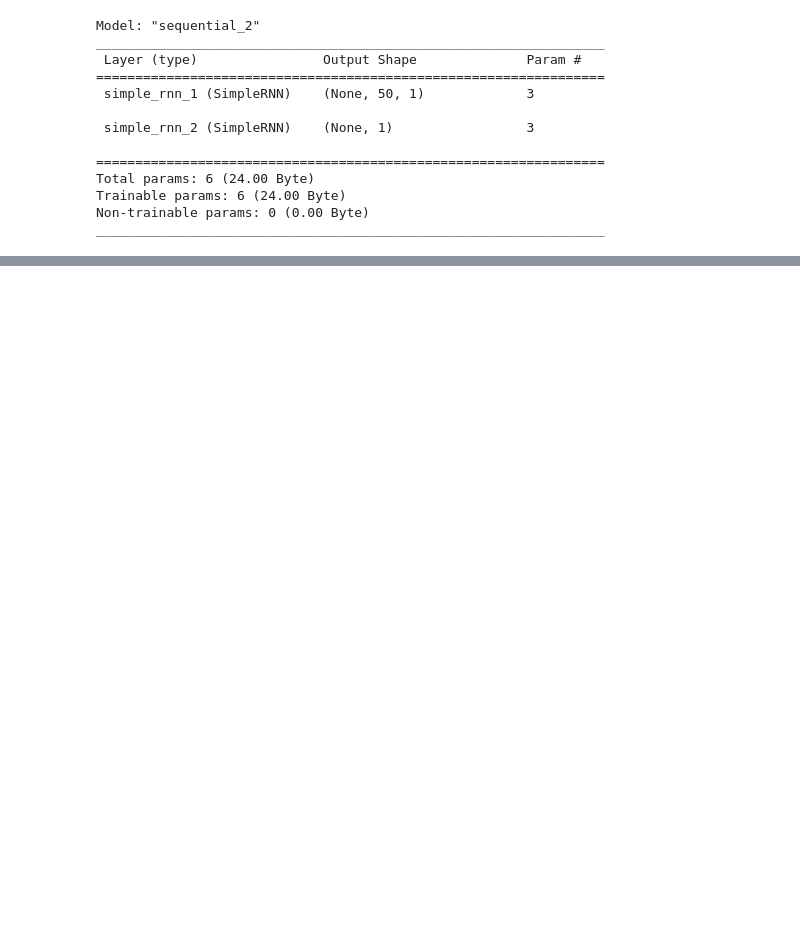
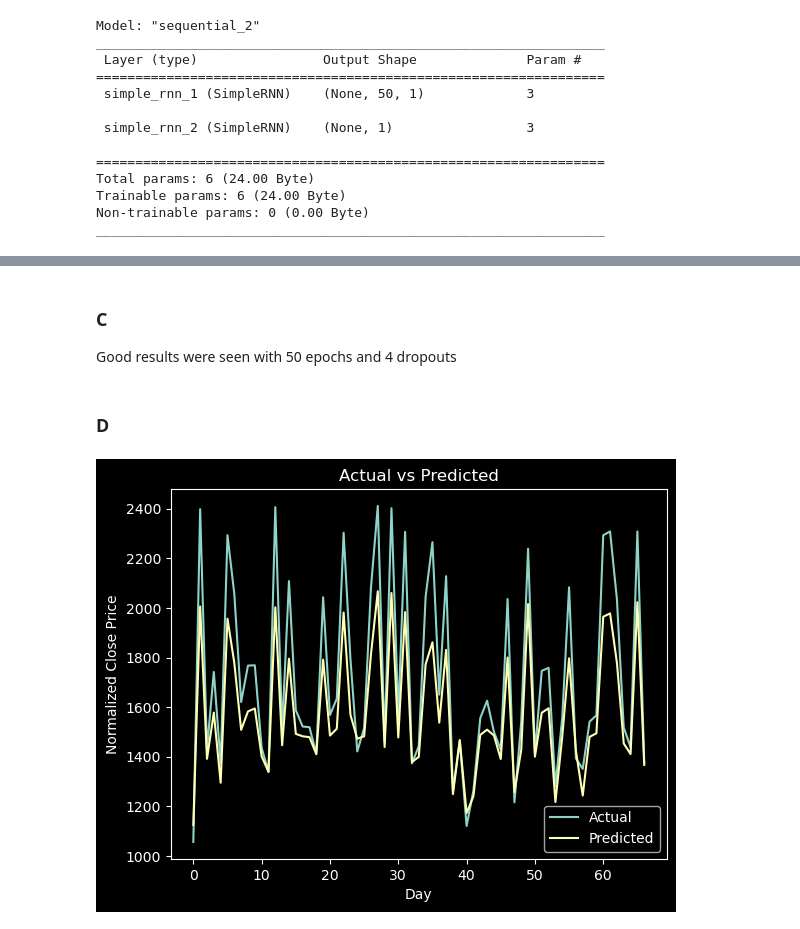
Before and after one commit to dhzdhd/DSE, a Jupyter notebook: Year 3/Semester 5/DL lab/Week 5/W5.ipynb, the cells around one changed output, grey strips where cells are left out. Saved outputs shown, nothing was run; the diff lists cells and outputs as text; code cells hidden in the pictures; blank space fills up the shorter version.

```diff
--- a/Year 3/Semester 5/DL lab/Week 5/W5.ipynb
+++ b/Year 3/Semester 5/DL lab/Week 5/W5.ipynb
@@ -266,0 +464,3 @@ rnn3_hist = rnn3_model.fit(X_train, y_train, epochs=20, validation_data=(X_val,
+# %%
+predicted_prices = model.predict(X_test)
+predicted_prices_actual = scaler.inverse_transform(predicted_prices)
@@ -266,0 +478,19 @@ rnn3_hist = rnn3_model.fit(X_train, y_train, epochs=20, validation_data=(X_val,
+# %% [markdown]
+### C
+
+Good results were seen with 50 epochs and 4 dropouts
+# %% [markdown]
+### D
+# %%
+actual_price = scaler.inverse_transform(y_test)
+
+plt.plot(actual_price[:, 0], label='Actual')
+plt.plot(predicted_prices_actual[:, 0], label='Predicted')
+
+plt.xlabel('Day')
+plt.ylabel('Normalized Close Price')
+plt.title('Actual vs Predicted')
+plt.legend()
+plt.show()
+# %% [output]
+[figure, added]
```
Also changed, not shown: parts of 30 cells of this notebook, 1 other file.
